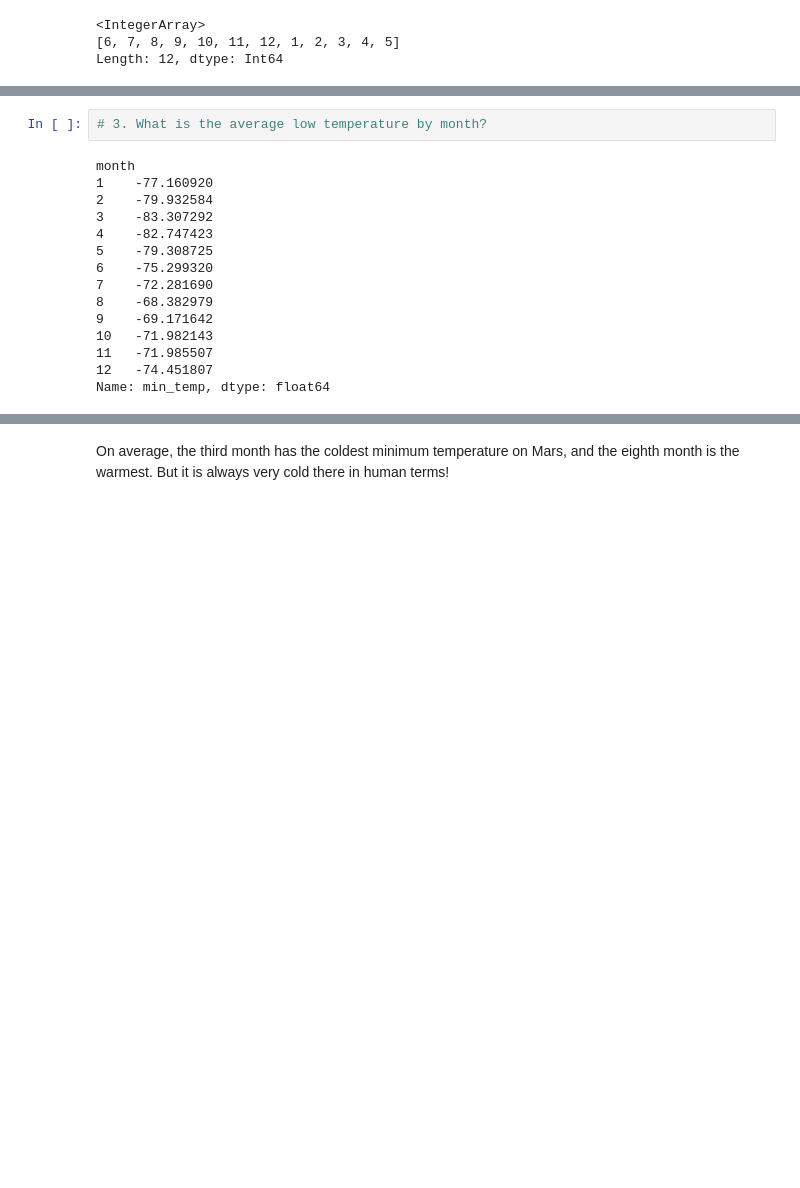
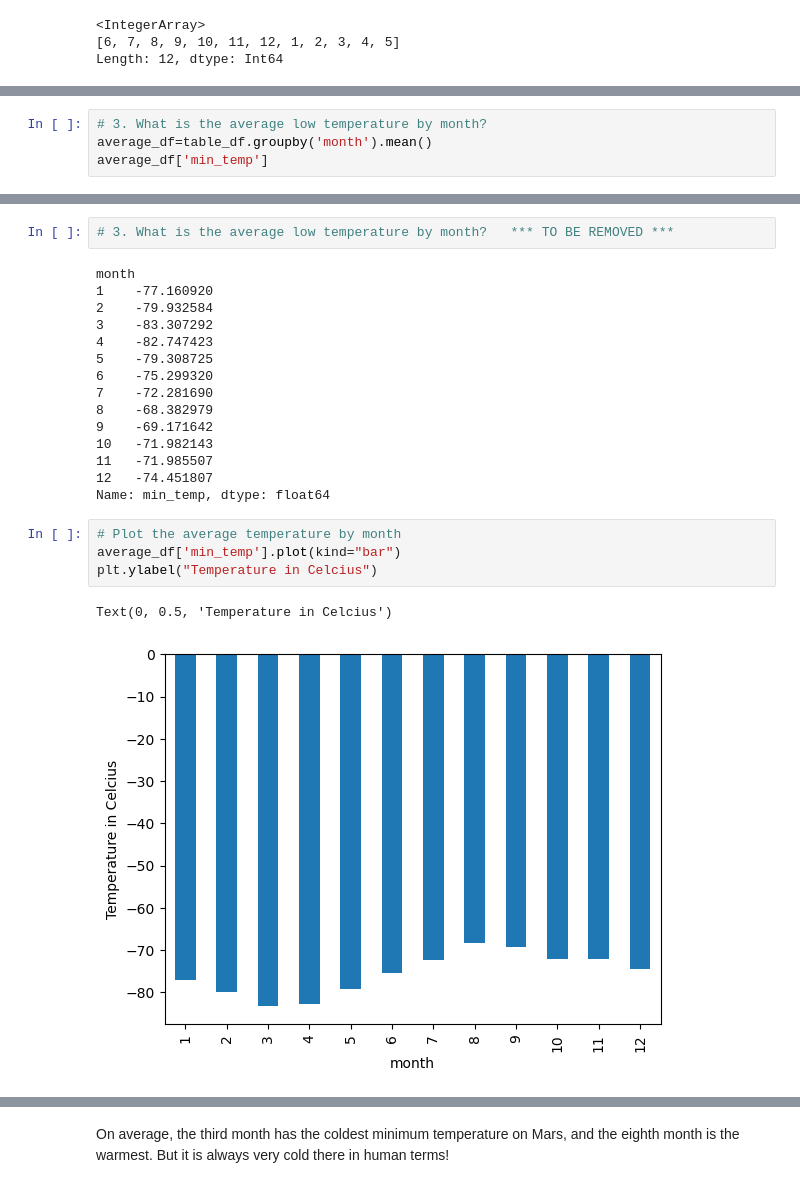
Before and after one commit to xoffvsg/Data_Collection_Challenge, a Jupyter notebook: part_2_mars_weather.ipynb, the cells around one changed output, grey strips where cells are left out. Drawn from its saved outputs; the diff is of its cells as text; blank space fills up the shorter version.

```diff
--- a/part_2_mars_weather.ipynb
+++ b/part_2_mars_weather.ipynb
@@ -164,0 +204,4 @@ Name: month, dtype: int64
+# %%
+# 3. What is the average low temperature by month?
+average_df=table_df.groupby('month').mean()
+average_df['min_temp']
@@ -165,5 +223,5 @@ Name: month, dtype: int64
 # %%
-# 3. What is the average low temperature by month?
+# 3. What is the average low temperature by month?   *** TO BE REMOVED ***
 # %% [output]
 month
 1    -77.160920
@@ -179,4 +237,11 @@ month
 11   -71.985507
 12   -74.451807
 Name: min_temp, dtype: float64
+# %%
+# Plot the average temperature by month
+average_df['min_temp'].plot(kind="bar")
+plt.ylabel("Temperature in Celcius")
+# %% [output]
+Text(0, 0.5, 'Temperature in Celcius')
+[figure, added]
 # %%
```
Also changed, not shown: parts of 16 cells of this notebook, 4 other files.
